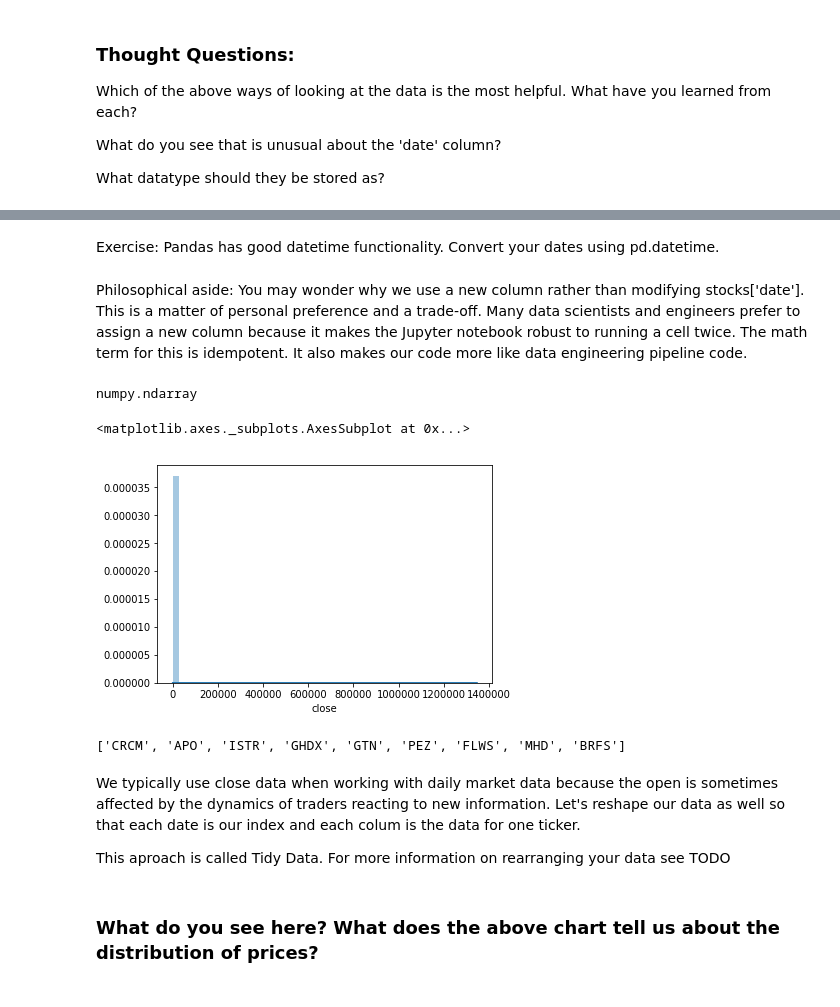
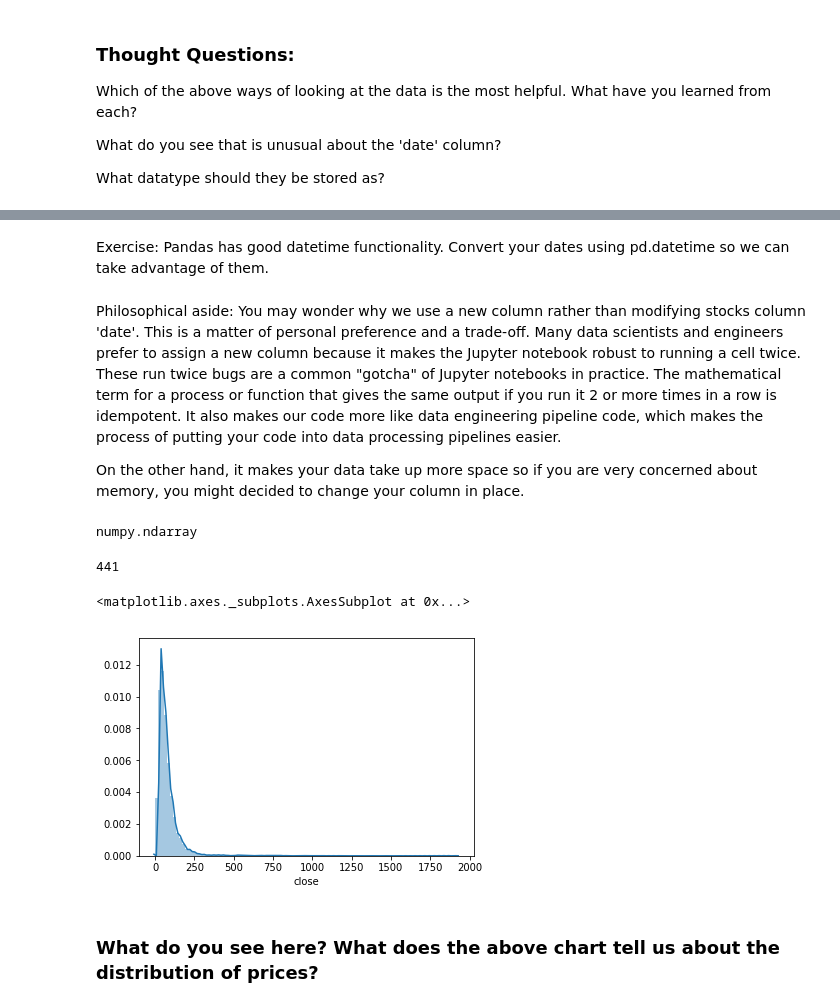
Before and after one commit to microsoft/Reactors, a Jupyter notebook: Data_Science_2/Full_Day/4-Capstone_pairs.ipynb, the cells around one changed output, grey strips where cells are left out. Cells and saved outputs as stored; diff of their text form; code cells hidden in the pictures.

Commit message:
Notebook for first draft review.

```diff
--- a/Data_Science_2/Full_Day/4-Capstone_pairs.ipynb
+++ b/Data_Science_2/Full_Day/4-Capstone_pairs.ipynb
@@ -54,7 +54,9 @@ import seaborn as sns
 # %%
 # This can be a large data set.  if you wish to only load a portion, set nrows to something like 10000
 rows = None
-stocks = pd.read_csv('../../data/daily-historical-stock-prices-1970-2018/historical_stock_prices.csv', nrows=rows)
+stocks = pd.read_csv('../../data/daily-historical-sample.csv', nrows=rows)
+# the larger original file
+# stocks = pd.read_csv('../../data/daily-historical-stock-prices-1970-2018/historical_stock_prices.csv', nrows=rows)
 # TODO update to msn data file
 # %%
 !ls ../../data/daily-historical-stock-prices-1970-2018
@@ -73,3 +79,4 @@ stocks.head()# stocks = stocks[stocks['dt']>='20130101']
 # %%
 stocks = stocks[stocks['dt']>='2013-01-01']
+stocks = stocks[stocks['ticker'].isin(sp500)]
 # %%
@@ -125,4 +137,4 @@ stocks.describe()
 # %% [markdown]
-Exercise: Pandas has good datetime functionality. Convert your dates using pd.datetime.
+Exercise: Pandas has good datetime functionality. Convert your dates using pd.datetime so we can take advantage of them.
 # %%
 # Code in this cell ... assign a new column stocks['dt']
@@ -129,5 +144,8 @@ Exercise: Pandas has good datetime functionality. Convert your dates using pd.da
 # %% [markdown]
-Philosophical aside: You may wonder why we use a new column rather than modifying stocks['date'].  This is a matter of personal preference and a trade-off.  Many data scientists and engineers prefer to assign a new column because it makes the Jupyter notebook robust to running a cell twice.  The math term for this is idempotent.  It also makes our code more like data engineering pipeline code.
+Philosophical aside:
+You may wonder why we use a new column rather than modifying stocks column 'date'.  This is a matter of personal preference and a trade-off.  Many data scientists and engineers prefer to assign a new column because it makes the Jupyter notebook robust to running a cell twice.  These run twice bugs are a common "gotcha" of Jupyter notebooks in practice. The mathematical term for a process or function that gives the same output if you run it 2 or more times in a row is idempotent.  It also makes our code more like data engineering pipeline code, which makes the process of putting your code into data processing pipelines easier.
+
+On the other hand, it makes your data take up more space so if you are very concerned about memory, you might decided to change your column in place.
 # %%
 # Lets gather the unique tickers we are working with.
 tickers = stocks['ticker'].unique()
@@ -136,20 +154,16 @@ tickers = stocks['ticker'].unique()
 type(tickers)
 # %% [output]
 numpy.ndarray
+# %%
+# How many stocks are we tracking?
+len(tickers)
+# %% [output]
+441
 # %%
 # Lets make some plots
-sns.distplot(stocks['close'])
+sns.distplot(stocks['close'], bins=100, kde=True)
 # %% [output]
 <matplotlib.axes._subplots.AxesSubplot at 0x...>
-[figure, old version]
+[figure, new version]
-# %%
-sample_tickers = list(tickers[1:10])
-sample_tickers
-# %% [output]
-['CRCM', 'APO', 'ISTR', 'GHDX', 'GTN', 'PEZ', 'FLWS', 'MHD', 'BRFS']
-# %% [markdown]
-We typically use close data when working with daily market data because the open is sometimes affected by the dynamics of traders reacting to new information.  Let's reshape our data as well so that each date is our index and each colum is the data for one ticker.
-
-This aproach is called Tidy Data.  For more information on rearranging your data see TODO
 # %% [markdown]
 ### What do you see here? What does the above chart tell us about the distribution of prices?
```
Also changed, not shown: parts of 45 cells of this notebook.
